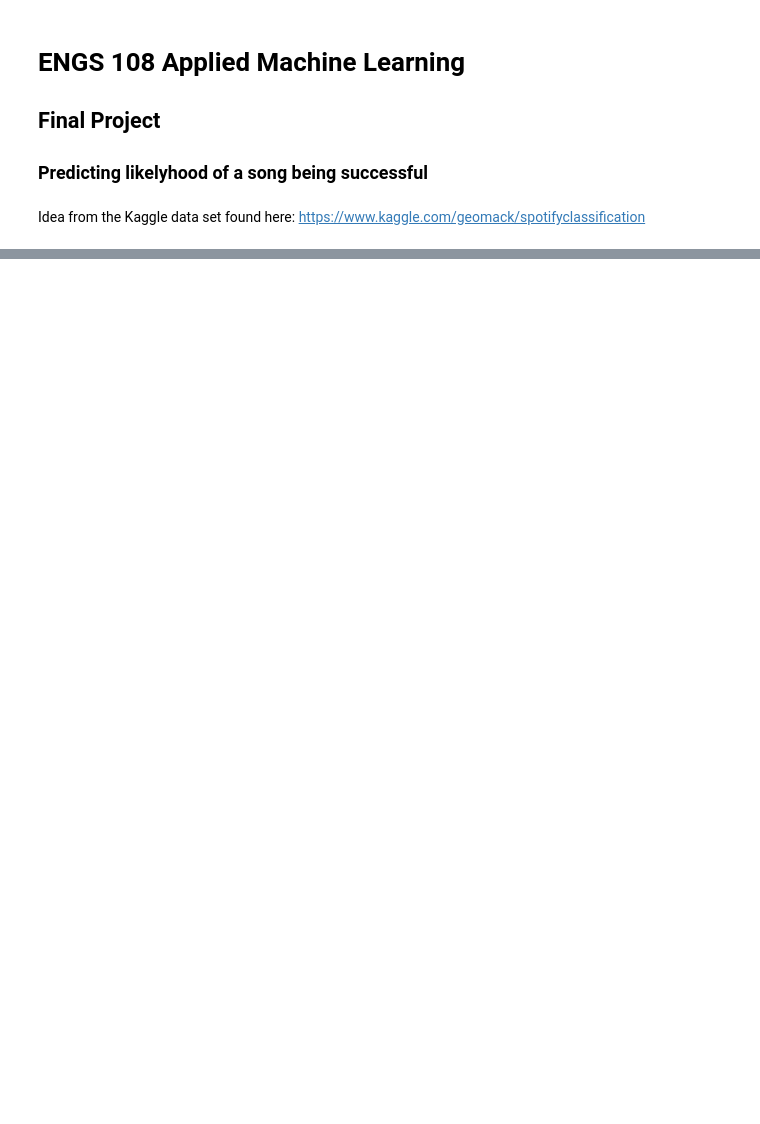
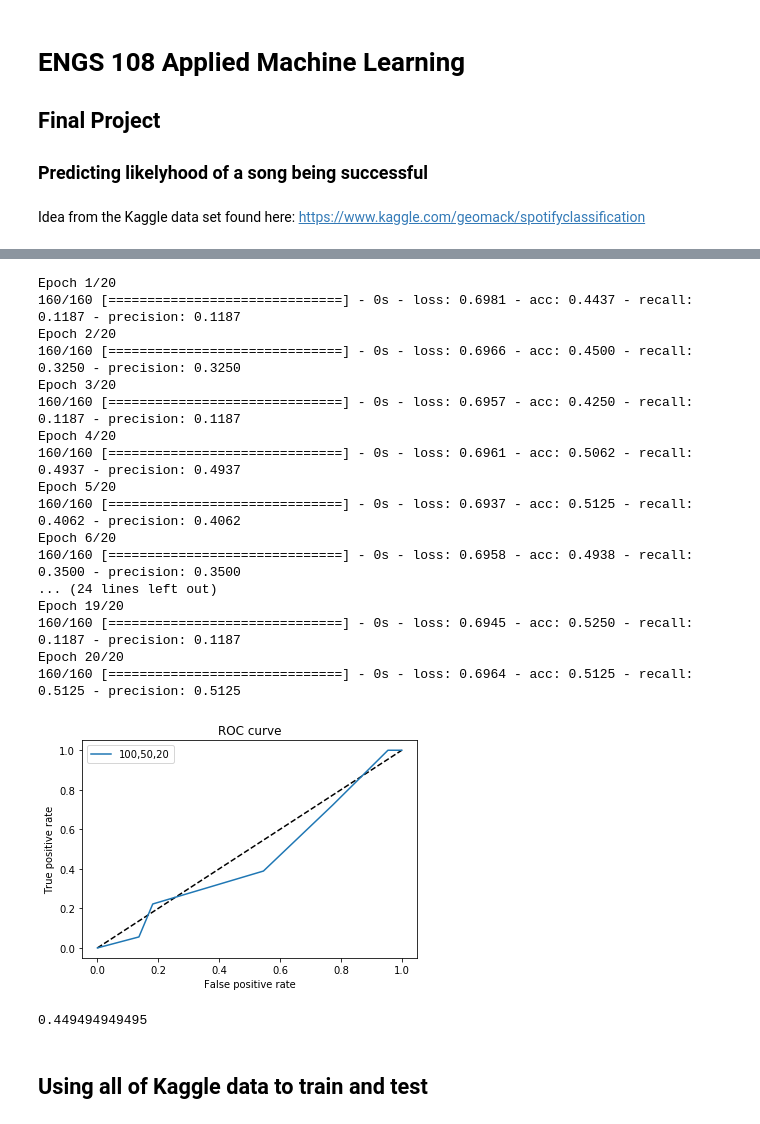
Before and after one commit to jorgen-grav/ENGS108_final_project, a Jupyter notebook: ENGS108_FinalProject.ipynb, the cells around one changed output, grey strips where cells are left out. Saved outputs shown, nothing was run; the diff lists cells and outputs as text; code cells hidden in the pictures; blank space fills up the shorter version.

```diff
--- a/ENGS108_FinalProject.ipynb
+++ b/ENGS108_FinalProject.ipynb
@@ -60,0 +119,2 @@ data[data['target']==1].shape
+# %%
+train = df.append(rand.head(100))
@@ -60,0 +132,24 @@ data[data['target']==1].shape
+# %%
+#Source https://github.com/fchollet/keras/issues/5400
+def precision(y_true, y_pred):
+    """Precision metric.
+    Only computes a batch-wise average of precision.
+    Computes the precision, a metric for multi-label classification of
+    how many selected items are relevant.
+    """
+    true_positives = K.sum(K.round(K.clip(y_true * y_pred, 0, 1)))
+    predicted_positives = K.sum(K.round(K.clip(y_pred, 0, 1)))
+    precision = true_positives / (predicted_positives + K.epsilon())
+    return precision
+
+
+def recall(y_true, y_pred):
+    """Recall metric.
+    Only computes a batch-wise average of recall.
+    Computes the recall, a metric for multi-label classification of
+    how many relevant items are selected.
+    """
+    true_positives = K.sum(K.round(K.clip(y_true * y_pred, 0, 1)))
+    possible_positives = K.sum(K.round(K.clip(y_true, 0, 1)))
+    recall = true_positives / (possible_positives + K.epsilon())
+    return recall
@@ -60,0 +200,41 @@ data[data['target']==1].shape
+# %%
+X = train.drop(['target','artist','song_title'],axis=1).values
+y = train['target'].values
+X_normalized = preprocessing.normalize(X, norm='l2')
+X_train, X_test, y_train, y_test = train_test_split(X_normalized, y, test_size=0.2)
+print X.shape
+# %%
+model.fit(X_train, y_train,nb_epoch=20, batch_size=1)
+pred = model.predict(X_test)
+fpr, tpr, thresholds = metrics.roc_curve(y_test, pred, pos_label=1)
+auc = metrics.roc_auc_score(y_test, pred)
+plt.plot([0, 1], [0, 1], 'k--')
+plt.plot(fpr, tpr, label='100,50,20')
+plt.xlabel('False positive rate')
+plt.ylabel('True positive rate')
+plt.title('ROC curve')
+plt.legend(loc='best')
+plt.show()
+print auc
+# %% [output]
+Epoch 1/20
+160/160 [==============================] - 0s - loss: 0.6981 - acc: 0.4437 - recall: 0.1187 - precision: 0.1187
+Epoch 2/20
+160/160 [==============================] - 0s - loss: 0.6966 - acc: 0.4500 - recall: 0.3250 - precision: 0.3250
+Epoch 3/20
+160/160 [==============================] - 0s - loss: 0.6957 - acc: 0.4250 - recall: 0.1187 - precision: 0.1187
+Epoch 4/20
+160/160 [==============================] - 0s - loss: 0.6961 - acc: 0.5062 - recall: 0.4937 - precision: 0.4937
+Epoch 5/20
+160/160 [==============================] - 0s - loss: 0.6937 - acc: 0.5125 - recall: 0.4062 - precision: 0.4062
+Epoch 6/20
+160/160 [==============================] - 0s - loss: 0.6958 - acc: 0.4938 - recall: 0.3500 - precision: 0.3500
+... (24 lines left out)
+Epoch 19/20
+160/160 [==============================] - 0s - loss: 0.6945 - acc: 0.5250 - recall: 0.1187 - precision: 0.1187
+Epoch 20/20
+160/160 [==============================] - 0s - loss: 0.6964 - acc: 0.5125 - recall: 0.5125 - precision: 0.5125
+[figure, added]
+0.449494949495
+# %% [markdown]
+## Using all of Kaggle data to train and test
```
Also changed, not shown: parts of 19 cells of this notebook.
